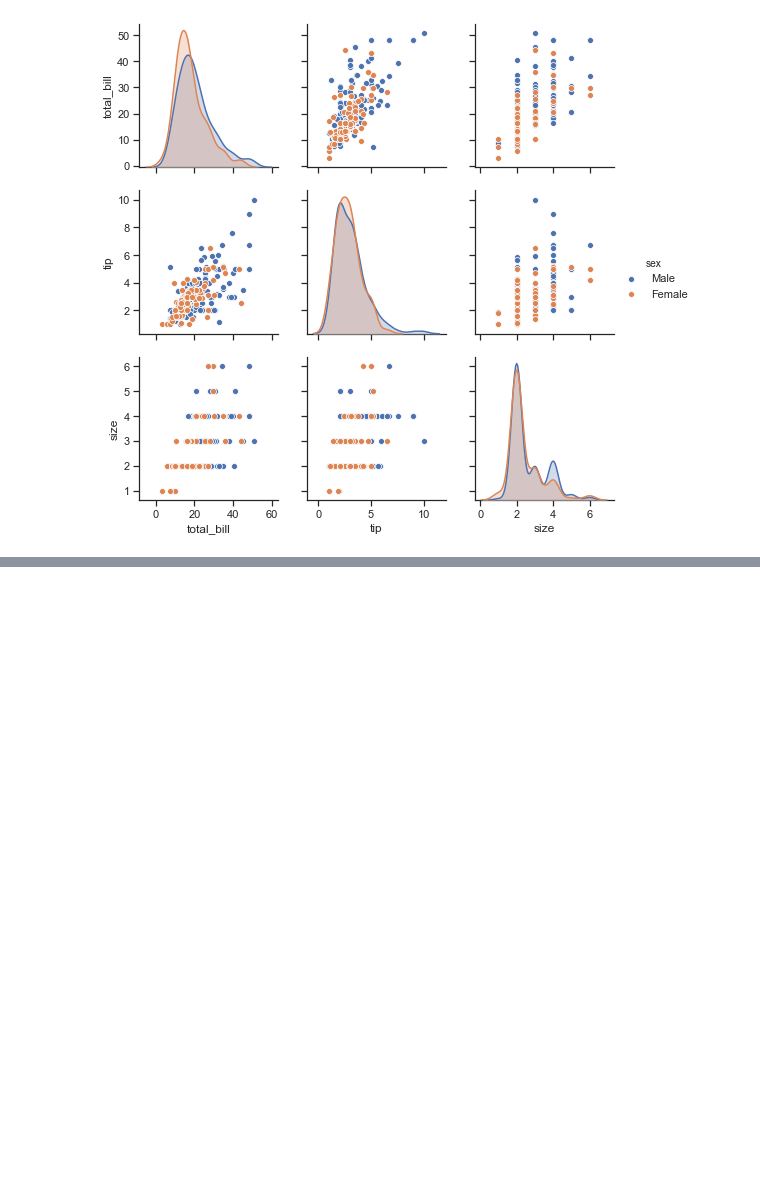
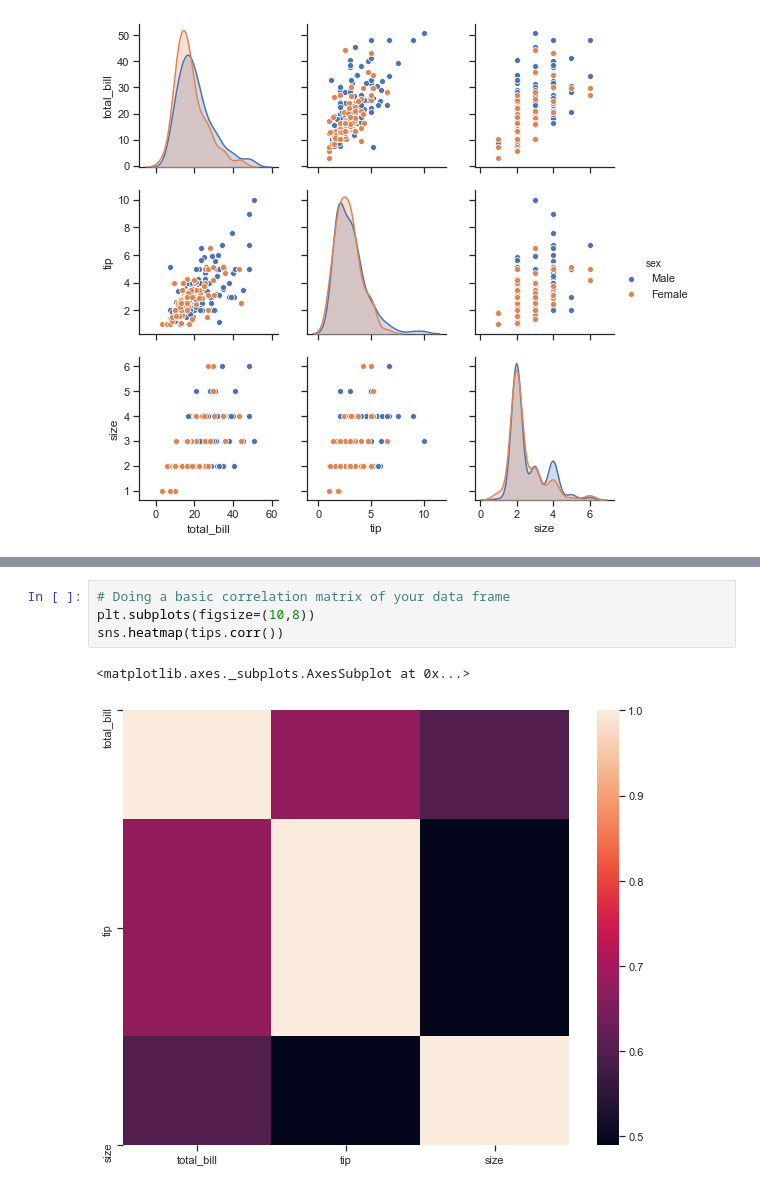
Before and after one commit to HenkT28/Fundamentals_Of_Data_Analysis_Assessment, a Jupyter notebook: Tips_Dataset.ipynb, the cells around one changed output, grey strips where cells are left out. Cells and saved outputs as stored; diff of their text form; blank space fills up the shorter version.

Commit message:
Added more plots to the different tasks.

```diff
--- a/Tips_Dataset.ipynb
+++ b/Tips_Dataset.ipynb
@@ -197,0 +258,7 @@ sns.pairplot(df, hue="sex")
+# %%
+# Doing a basic correlation matrix of your data frame
+plt.subplots(figsize=(10,8))
+sns.heatmap(tips.corr())
+# %% [output]
+<matplotlib.axes._subplots.AxesSubplot at 0x...>
+[figure, added]
```
Also changed, not shown: parts of 21 cells of this notebook.
